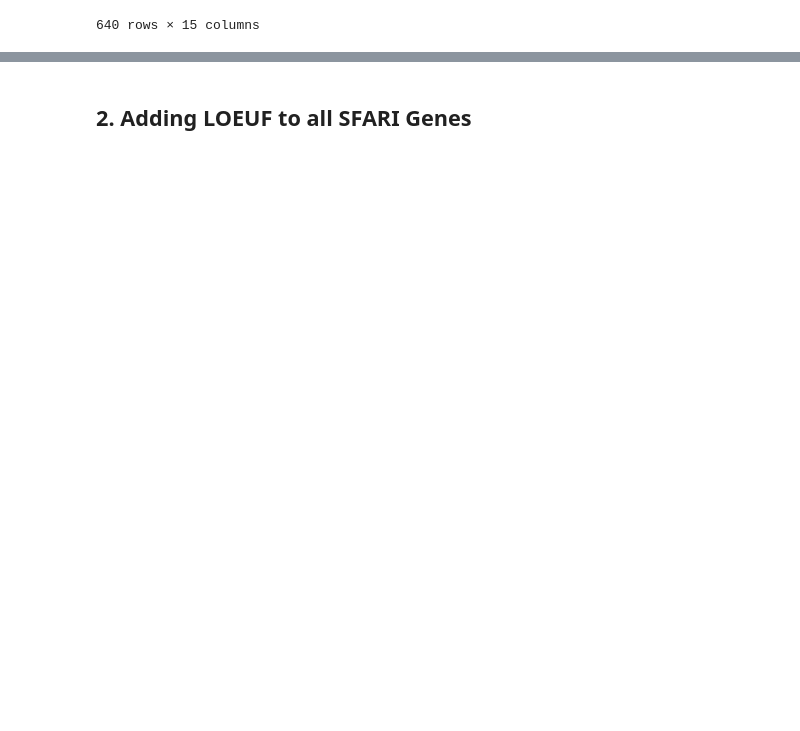
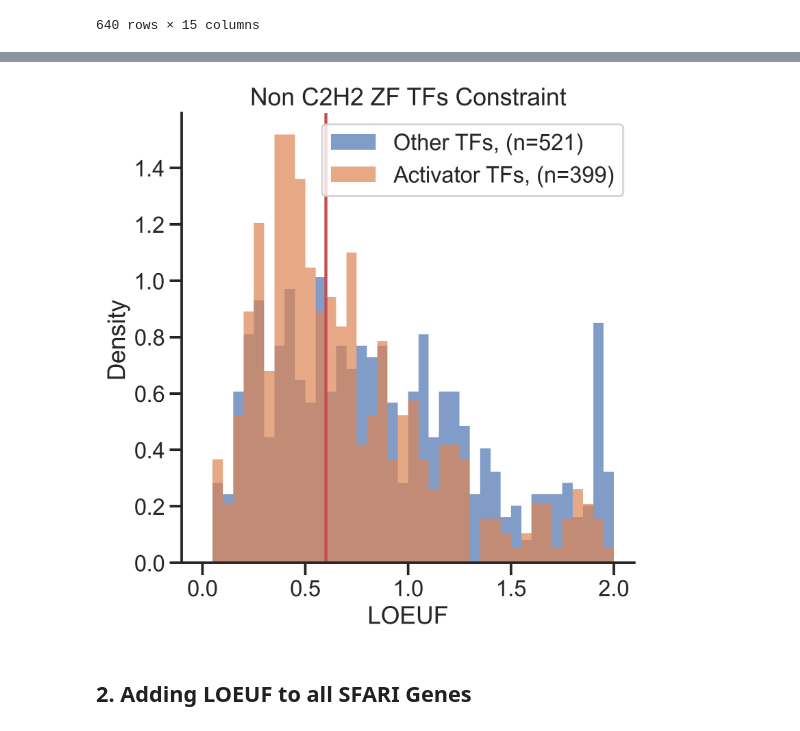
Before and after one commit to sanjanakotha/SFARI, a Jupyter notebook: notebooks/Gene Constraint Scores.ipynb, the cells around one changed output, grey strips where cells are left out. Cells and saved outputs as stored; diff of their text form; code cells hidden in the pictures; blank space fills up the shorter version.

```diff
--- a/notebooks/Gene Constraint Scores.ipynb
+++ b/notebooks/Gene Constraint Scores.ipynb
@@ -196,3 +233,10 @@ plt.title("Lambert TFs Conservation");
+# %%
+activator_non_C2H2s = non_c2h2_zf_TFs[non_c2h2_zf_TFs["Gene Names (primary)"].isin(known_ADs["Gene Names (primary)"])]
+other_non_C2H2s =  non_c2h2_zf_TFs[~non_c2h2_zf_TFs["Gene Names (primary)"].isin(known_ADs["Gene Names (primary)"])]
+
+plot_LOEUF_diff(other_non_C2H2s, "Other TFs", activator_non_C2H2s, "Activator TFs", title = "Non C2H2 ZF TFs Constraint")
+# %% [output]
+[figure, added]
 # %% [markdown]
 ## 2. Adding LOEUF to all SFARI Genes
 # %%
```
Also changed, not shown: parts of 6 cells of this notebook, 3 other files.
